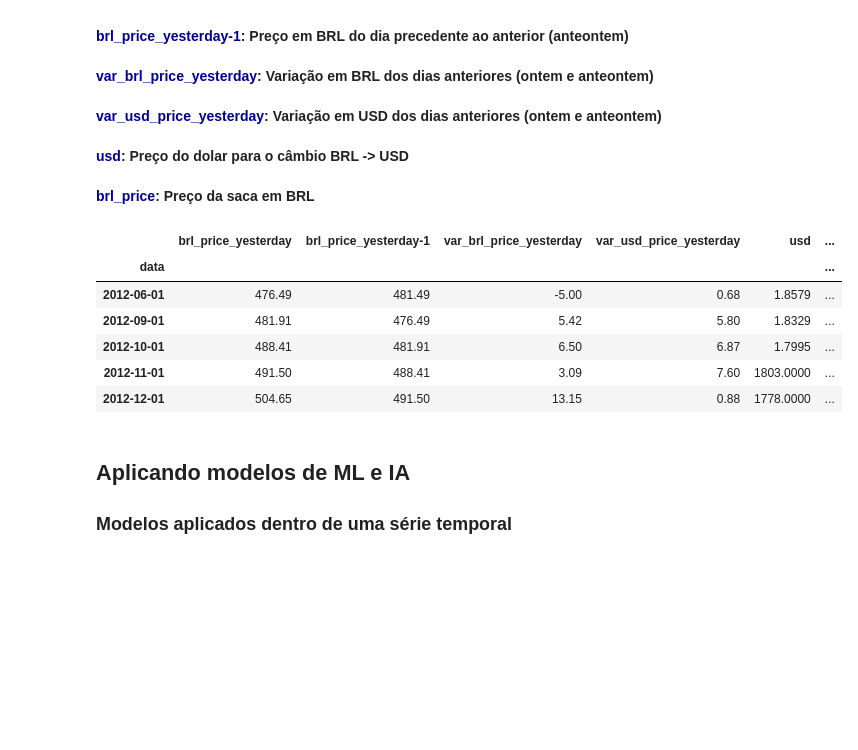
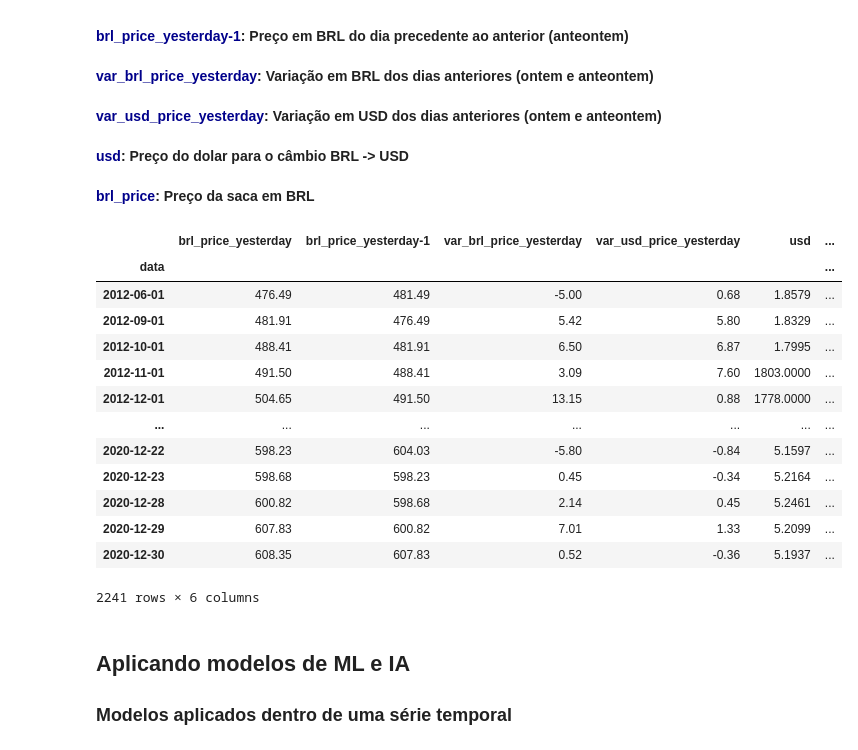
Before and after one commit to MTeodoroV/Tcc-bdag, a Jupyter notebook: coffee/coffee.ipynb, the cells around one changed output. Cells and saved outputs as stored; diff of their text form; code cells hidden in the pictures; blank space fills up the shorter version.

```diff
--- a/coffee/coffee.ipynb
+++ b/coffee/coffee.ipynb
@@ -26,16 +26,23 @@ from sklearn.metrics import  confusion_matrix
 # %%
 df = pd.read_csv('./dataset.csv')
 df['data'] = pd.to_datetime(df['data'])
 df = df.set_index("data")
-df.head()
+df
 # %% [output]
 |  | brl_price_yesterday | brl_price_yesterday-1 | var_brl_price_yesterday | var_usd_price_yesterday | usd | ... |
 | data |  |  |  |  |  | ... |
 | 2012-06-01 | 476.49 | 481.49 | -5.00 | 0.68 | 1.8579 | ... |
 | 2012-09-01 | 481.91 | 476.49 | 5.42 | 5.80 | 1.8329 | ... |
 | 2012-10-01 | 488.41 | 481.91 | 6.50 | 6.87 | 1.7995 | ... |
 | 2012-11-01 | 491.50 | 488.41 | 3.09 | 7.60 | 1803.0000 | ... |
 | 2012-12-01 | 504.65 | 491.50 | 13.15 | 0.88 | 1778.0000 | ... |
+| ... | ... | ... | ... | ... | ... | ... |
+| 2020-12-22 | 598.23 | 604.03 | -5.80 | -0.84 | 5.1597 | ... |
+| 2020-12-23 | 598.68 | 598.23 | 0.45 | -0.34 | 5.2164 | ... |
+| 2020-12-28 | 600.82 | 598.68 | 2.14 | 0.45 | 5.2461 | ... |
+| 2020-12-29 | 607.83 | 600.82 | 7.01 | 1.33 | 5.2099 | ... |
+| 2020-12-30 | 608.35 | 607.83 | 0.52 | -0.36 | 5.1937 | ... |
+2241 rows × 6 columns
 # %% [markdown]
 <h2>Aplicando modelos de ML e IA</h2>
 <h3>Modelos aplicados dentro de uma série temporal</h3>
```
Also changed, not shown: parts of 7 cells of this notebook.
